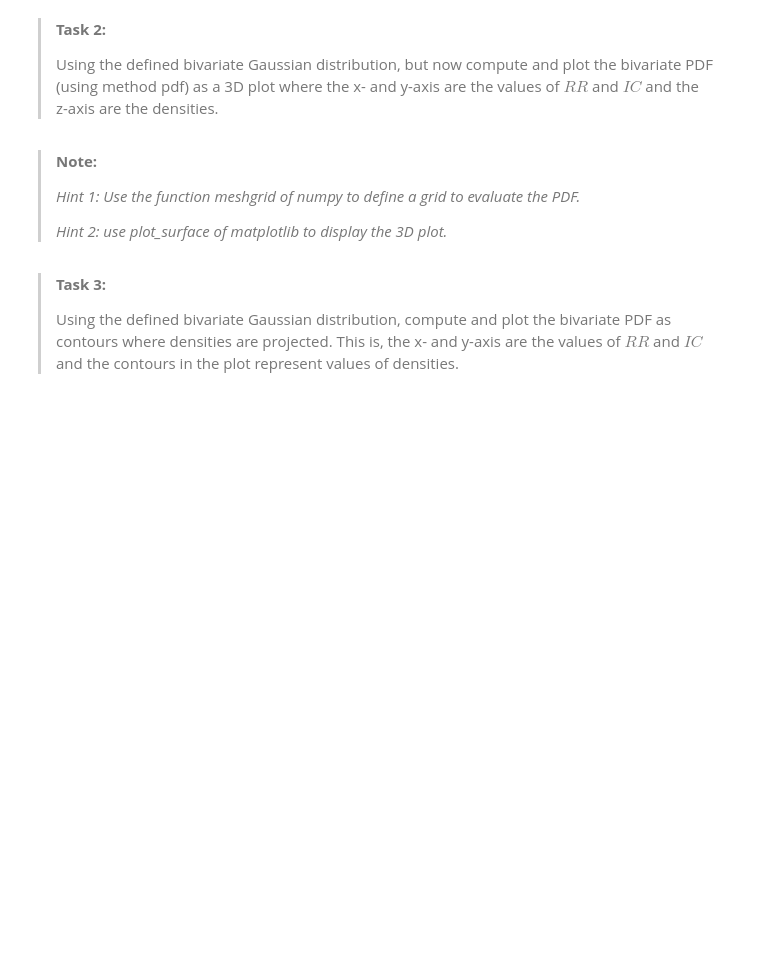
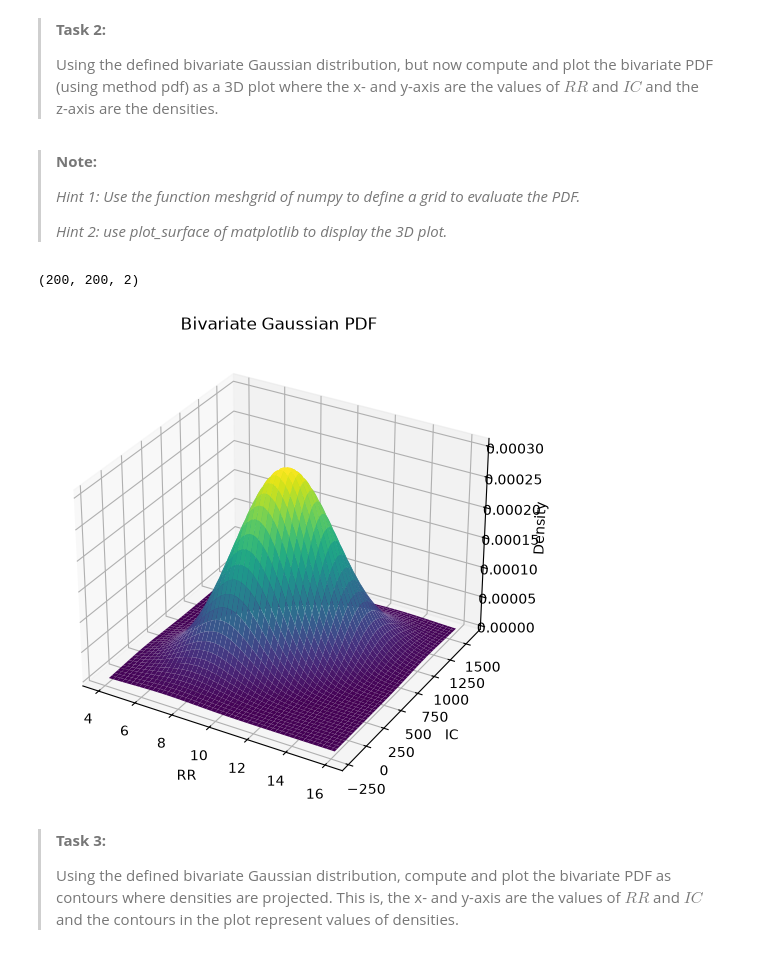
Before and after one commit to Kwiederik/PA1.5, a Jupyter notebook: scipy_statcs_3d_plots.ipynb, the cells around one changed output. Cells and saved outputs as stored; diff of their text form; code cells hidden in the pictures; blank space fills up the shorter version.

```diff
--- a/scipy_statcs_3d_plots.ipynb
+++ b/scipy_statcs_3d_plots.ipynb
@@ -165,19 +165,37 @@ The shape of the mesh is: (5, 5)
 > *Hint 2: use plot_surface of matplotlib to display the 3D plot.*
 # %%
 # Define the mesh of values where we want to evaluate the random variables
-n = 200 #size of the mesh
-values_RR = np.linspace(### YOUR CODE HERE ###)
-values_IC = np.linspace(### YOUR CODE HERE ###)
+n = 200 #size of the mesh6
+values_RR = np.linspace(mu[0] - 3*np.sqrt(sigma[0,0]),mu[0] + 3*np.sqrt(sigma[0,0]), n)
+values_IC = np.linspace(mu[1] - 3*np.sqrt(sigma[1,1]), mu[1] + 3*np.sqrt(sigma[1,1]),n)
 
 # Define the grid
-X1,X2 = np.meshgrid(### YOUR CODE HERE ###)
-X = ### YOUR CODE HERE ###
+X1,X2 = np.meshgrid(values_RR, values_IC)
+X = np.dstack((X1, X2))
+print(X.shape)
 
 # Evaluate the PDF
 Z = multivariate_normal(mean=mu, cov=sigma).pdf(X)
 
 # Create the 3D plot
-### YOUR CODE LINES HERE
+from mpl_toolkits.mplot3d import Axes3D
+
+fig = plt.figure(figsize=(8,6))
+ax = fig.add_subplot(111, projection='3d')
+
+ax.plot_surface(X1, X2, Z,
+                cmap='viridis',
+                edgecolor='none')
+
+ax.set_xlabel('RR')
+ax.set_ylabel('IC')
+ax.set_zlabel('Density')
+ax.set_title('Bivariate Gaussian PDF')
+
+plt.show()
+# %% [output]
+(200, 200, 2)
+[figure, added]
 # %% [markdown]
 > **Task 3:**
 >
```
Also changed, not shown: parts of 3 cells of this notebook.
